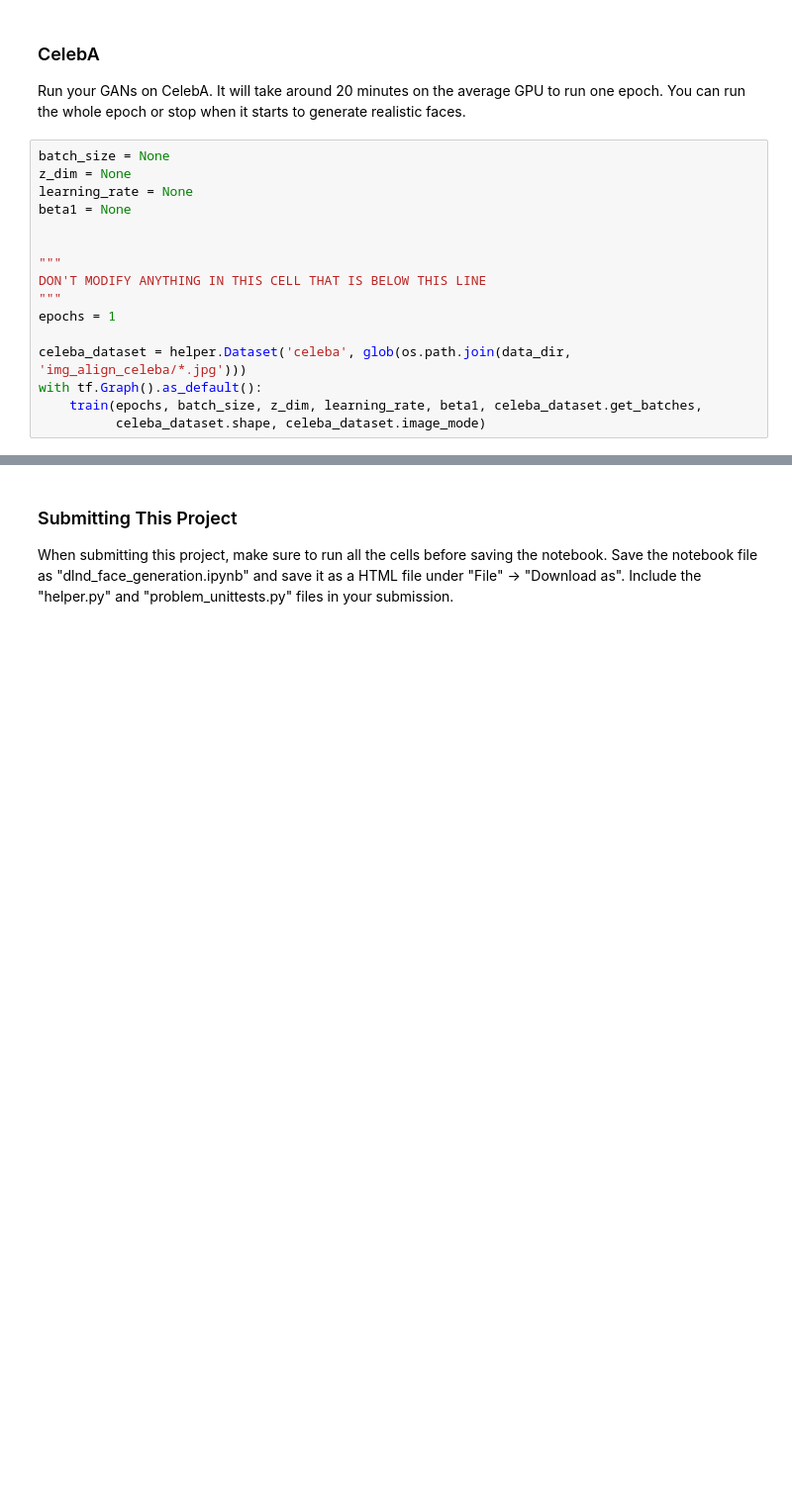
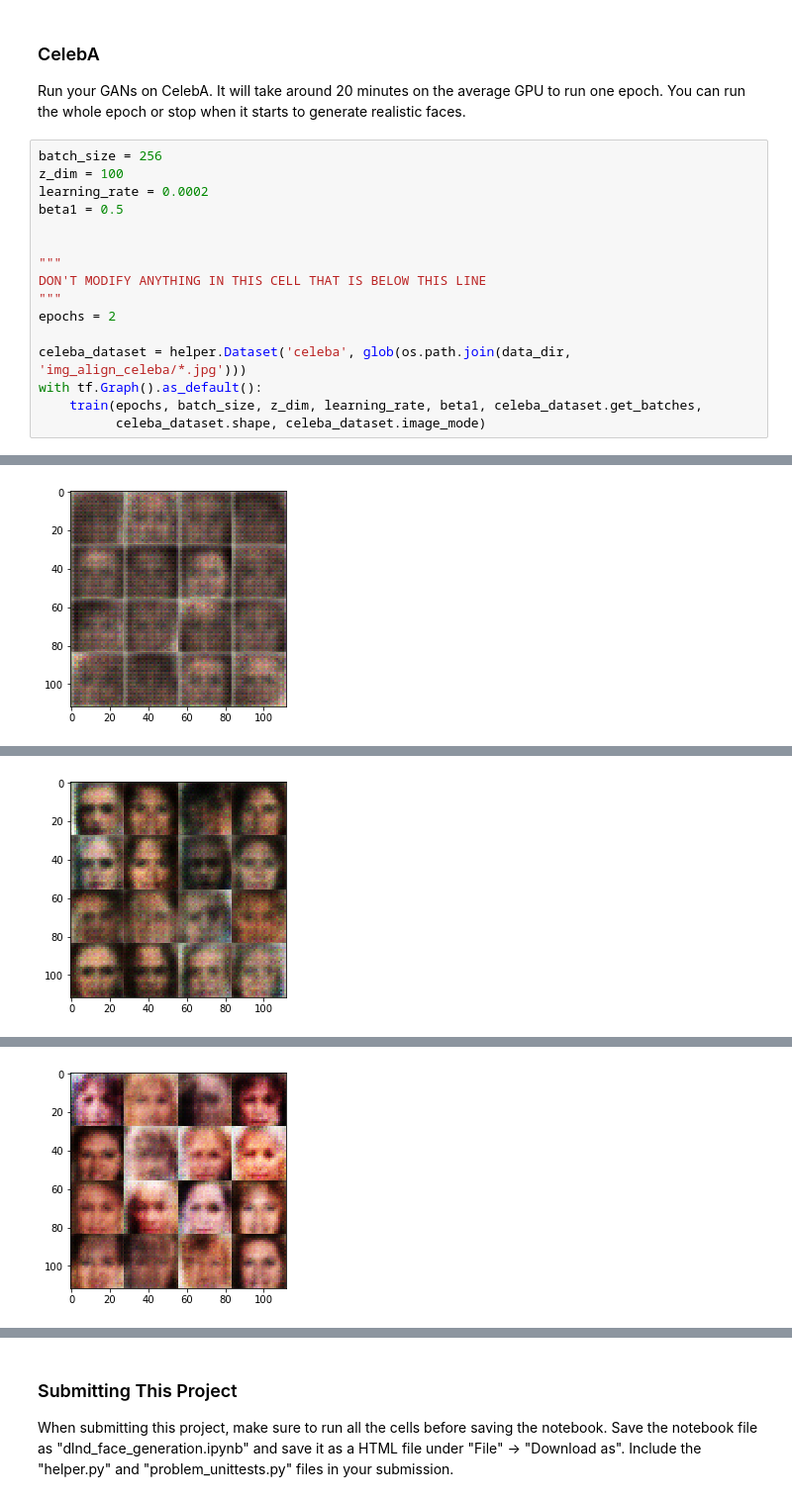
Before and after one commit to a-kulbei/facegen, a Jupyter notebook: dlnd_face_generation.ipynb, the cells around one changed output, grey strips where cells are left out. Shown at 99% size. Saved outputs shown, nothing was run; the diff lists cells and outputs as text; blank space fills up the shorter version.

```diff
--- a/dlnd_face_generation.ipynb
+++ b/dlnd_face_generation.ipynb
@@ -401,18 +473,19 @@ KeyboardInterrupt:
 ### CelebA
 Run your GANs on CelebA.  It will take around 20 minutes on the average GPU to run one epoch.  You can run the whole epoch or stop when it starts to generate realistic faces.
 # %%
-batch_size = None
-z_dim = None
-learning_rate = None
-beta1 = None
+batch_size = 256
+z_dim = 100
+learning_rate = 0.0002
+beta1 = 0.5
 
 
 """
 DON'T MODIFY ANYTHING IN THIS CELL THAT IS BELOW THIS LINE
 """
-epochs = 1
+epochs = 2
 
 celeba_dataset = helper.Dataset('celeba', glob(os.path.join(data_dir, 'img_align_celeba/*.jpg')))
 with tf.Graph().as_default():
     train(epochs, batch_size, z_dim, learning_rate, beta1, celeba_dataset.get_batches,
           celeba_dataset.shape, celeba_dataset.image_mode)
+# %% [output]
@@ -418,0 +502 @@ with tf.Graph().as_default():
+[figure, added]
@@ -418,0 +513 @@ with tf.Graph().as_default():
+[figure, added]
@@ -418,0 +524 @@ with tf.Graph().as_default():
+[figure, added]
```
Also changed, not shown: parts of 7 cells of this notebook, 4 other files.
